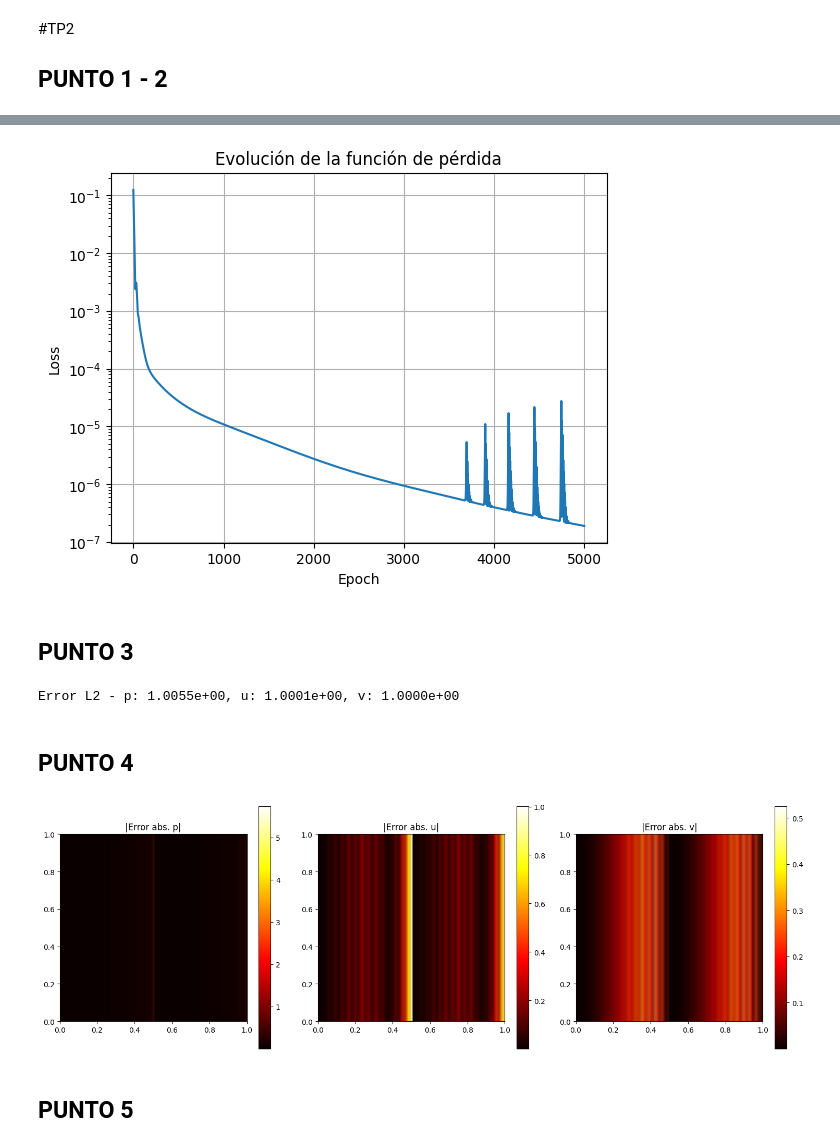
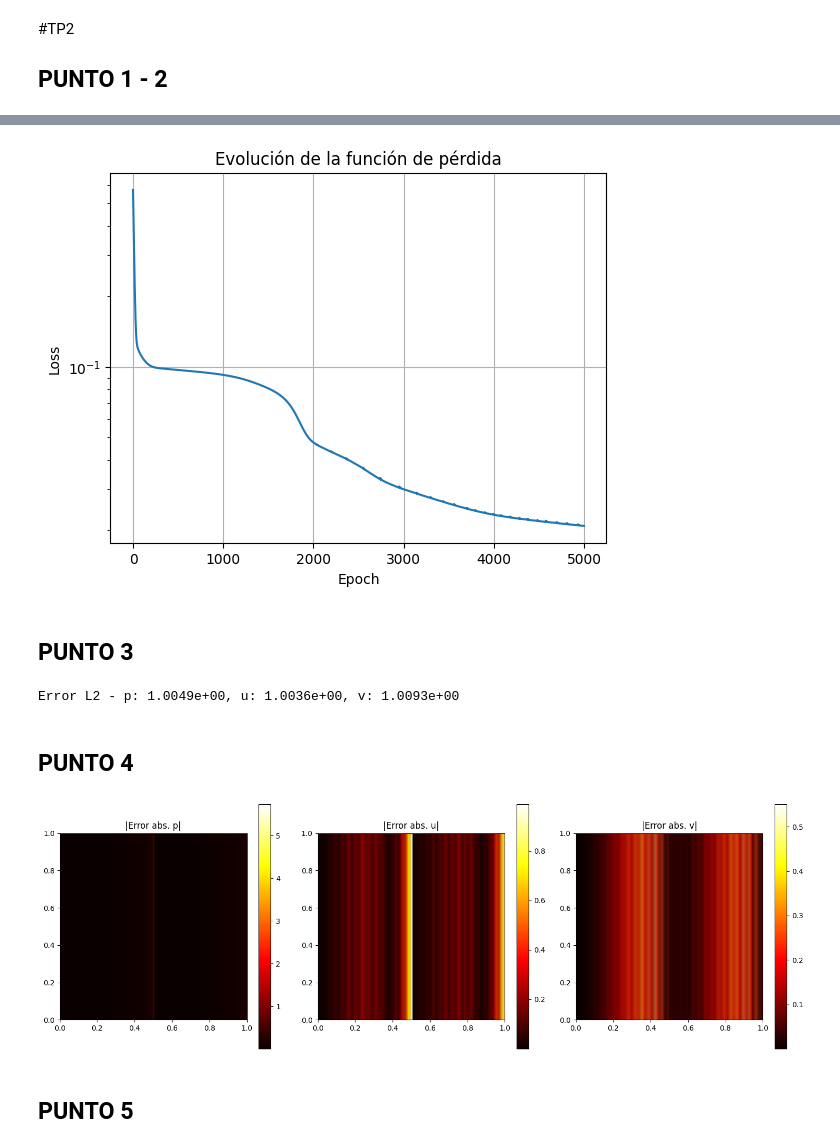
Before and after one commit to jonathancagua/IA-PINN, a Jupyter notebook: TP1.ipynb, the cells around one changed output, grey strips where cells are left out. Drawn from its saved outputs; the diff is of its cells as text; code cells hidden in the pictures.

```diff
--- a/TP1.ipynb
+++ b/TP1.ipynb
@@ -173,7 +173,6 @@ Los puntos para la PDE no deben incluirse en las fronteras del dominio, ya que l
 #TP2
 ## PUNTO 1 - 2
 # %%
-# train_PINN.py
 import numpy as np
 import torch
 import torch.nn as nn
@@ -199,17 +198,26 @@ Npde = 10000
 X_pde = np.random.uniform(0, 1, (Npde, 2))
 X_pde_torch = torch.tensor(X_pde, dtype=torch.float32, requires_grad=True).to(device)
 
-# --- Crear dataset para condiciones de borde (muestreo aleatorio) ---
+# --- Crear dataset para condiciones de borde ---
 Nbc = 1000
 N_per_edge = Nbc // 4
+
+# Frontera superior (y=1): u=1, v=0
 x_bc_top = np.random.uniform(0, 1, (N_per_edge, 1))
 y_bc_top = np.ones_like(x_bc_top)
+
+# Frontera inferior (y=0): u=0, v=0
 x_bc_bottom = np.random.uniform(0, 1, (N_per_edge, 1))
 y_bc_bottom = np.zeros_like(x_bc_bottom)
+
+# Frontera izquierda (x=0): u=0, v=0
 y_bc_left = np.random.uniform(0, 1, (N_per_edge, 1))
 x_bc_left = np.zeros_like(y_bc_left)
+
+# Frontera derecha (x=1): u=0, v=0
 y_bc_right = np.random.uniform(0, 1, (N_per_edge, 1))
 x_bc_right = np.ones_like(y_bc_right)
+
 X_bc = np.vstack([
     np.hstack([x_bc_top, y_bc_top]),
     np.hstack([x_bc_bottom, y_bc_bottom]),
@@ -218,9 +226,13 @@ X_bc = np.vstack([
 ])
 X_bc_torch = torch.tensor(X_bc, dtype=torch.float32).to(device)
 
-# Valores esperados en frontera (0 para velocidades, presión arbitraria)
-y_bc_u = torch.zeros((Nbc, 1)).to(device)
-y_bc_v = torch.zeros((Nbc, 1)).to(device)
+# Condiciones de borde correctas
+y_bc_u = torch.cat([
+    torch.ones((N_per_edge, 1)),         # top u=1
+    torch.zeros((3 * N_per_edge, 1))     # others u=0
+], dim=0).to(device)
+
+y_bc_v = torch.zeros((Nbc, 1)).to(device)  # v=0 en todos los bordes
 
 # --- Definición de red neuronal ---
 class PINN_NavierStokes(nn.Module):
@@ -270,7 +282,7 @@ def compute_residuals(model, X):
 
     r1 = u * u_x + v * u_y + p_x - nu * (u_xx + u_yy)
     r2 = u * v_x + v * v_y + p_y - nu * (v_xx + v_yy)
-    r3 = u_x + v_y  # continuidad
+    r3 = u_x + v_y  # ecuación de continuidad
     return r1, r2, r3
 
 # --- Entrenamiento ---
@@ -284,22 +296,30 @@ loss_history = []
 for epoch in range(5000):
     optimizer.zero_grad()
 
+    # Residuos del PDE
     r1, r2, r3 = compute_residuals(model, X_pde_torch)
     loss_pde = loss_fn(r1, torch.zeros_like(r1)) + \
                loss_fn(r2, torch.zeros_like(r2)) + \
                loss_fn(r3, torch.zeros_like(r3))
 
+    # Condiciones de borde
     bc_pred = model(X_bc_torch)
     loss_bc = loss_fn(bc_pred[:, 1:2], y_bc_u) + loss_fn(bc_pred[:, 2:3], y_bc_v)
 
-    loss = loss_pde + loss_bc
+    # Condición para la presión en (0, 0)
+    x_p0 = torch.tensor([[0.0, 0.0]], dtype=torch.float32).to(device)
+    p0_pred = model(x_p0)[:, 0:1]
+    loss_p = loss_fn(p0_pred, torch.zeros_like(p0_pred))
+
+    # Pérdida total
+    loss = loss_pde + loss_bc + loss_p
     loss.backward()
     optimizer.step()
 
     loss_history.append(loss.item())
 
     if epoch % 500 == 0:
-        print(f"Epoch {epoch}, Loss: {loss.item():.4e}, PDE: {loss_pde.item():.4e}, BC: {loss_bc.item():.4e}")
+        print(f"Epoch {epoch}, Loss: {loss.item():.4e}, PDE: {loss_pde.item():.4e}, BC: {loss_bc.item():.4e}, p(0,0): {loss_p.item():.4e}")
 
 # --- Graficar evolución de la pérdida ---
 plt.semilogy(loss_history)
@@ -322,33 +342,31 @@ Epoch 4500, Loss: 3.3239e-07, PDE: 1.3610e-07, BC: 1.9629e-07
-[figure, old version]
+[figure, new version]
 # %% [markdown]
 ## PUNTO 3
 # %%
-X, Y = np.meshgrid(x_vals, y_vals)
 xy_eval = np.stack([X.flatten(), Y.flatten()], axis=-1)
 xy_eval_tensor = torch.tensor(xy_eval, dtype=torch.float32).to(device)
 
-# Predicciones del modelo
 with torch.no_grad():
     pred = model(xy_eval_tensor).cpu().numpy()
 
-pred_p = pred[:, 0].reshape(p.shape)
-pred_u = pred[:, 1].reshape(u.shape)
-pred_v = pred[:, 2].reshape(v.shape)
+pred_p = pred[:, 0].reshape(ny, nx)
+pred_u = pred[:, 1].reshape(ny, nx)
+pred_v = pred[:, 2].reshape(ny, nx)
 
 # Norma 2 del error
-err_p = np.linalg.norm(pred_p - p) / np.linalg.norm(p)
-err_u = np.linalg.norm(pred_u - u) / np.linalg.norm(u)
-err_v = np.linalg.norm(pred_v - v) / np.linalg.norm(v)
+err_p = np.linalg.norm(pred_p - data_p) / np.linalg.norm(data_p)
+err_u = np.linalg.norm(pred_u - data_u) / np.linalg.norm(data_u)
+err_v = np.linalg.norm(pred_v - data_v) / np.linalg.norm(data_v)
 
 print(f"Error L2 - p: {err_p:.4e}, u: {err_u:.4e}, v: {err_v:.4e}")
 # %% [output]
-Error L2 - p: 1.0055e+00, u: 1.0001e+00, v: 1.0000e+00
+Error L2 - p: 1.0049e+00, u: 1.0036e+00, v: 1.0093e+00
 # %% [markdown]
 ## PUNTO 4
 # %%
 fig, axs = plt.subplots(1, 3, figsize=(15, 5))
 
-for i, (var_name, pred, true) in enumerate(zip(['p', 'u', 'v'], [pred_p, pred_u, pred_v], [p, u, v])):
+for i, (var_name, pred, true) in enumerate(zip(['p', 'u', 'v'], [pred_p, pred_u, pred_v], [data_p, data_u, data_v])):
     error_abs = np.abs(pred - true)
     im = axs[i].imshow(error_abs, cmap='hot', extent=[0,1,0,1], origin='lower')
     axs[i].set_title(f'|Error abs. {var_name}|')
@@ -357,7 +375,7 @@ for i, (var_name, pred, true) in enumerate(zip(['p', 'u', 'v'], [pred_p, pred_u,
 plt.tight_layout()
 plt.show()
 # %% [output]
-[figure, old version]
+[figure, new version]
 # %% [markdown]
 ## PUNTO 5
 # %% [markdown]
```
Also changed, not shown: parts of 2 cells of this notebook.
